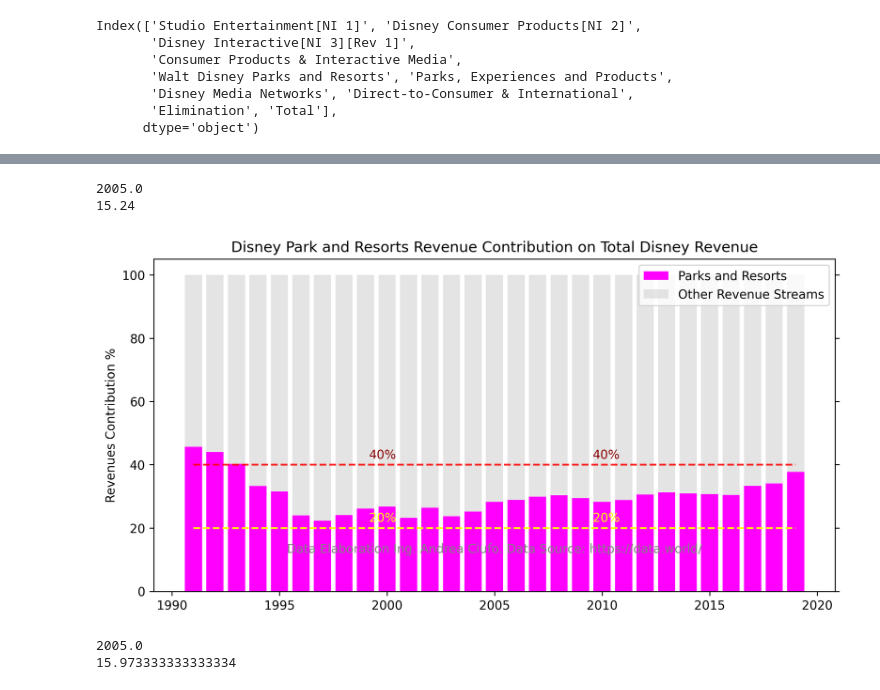
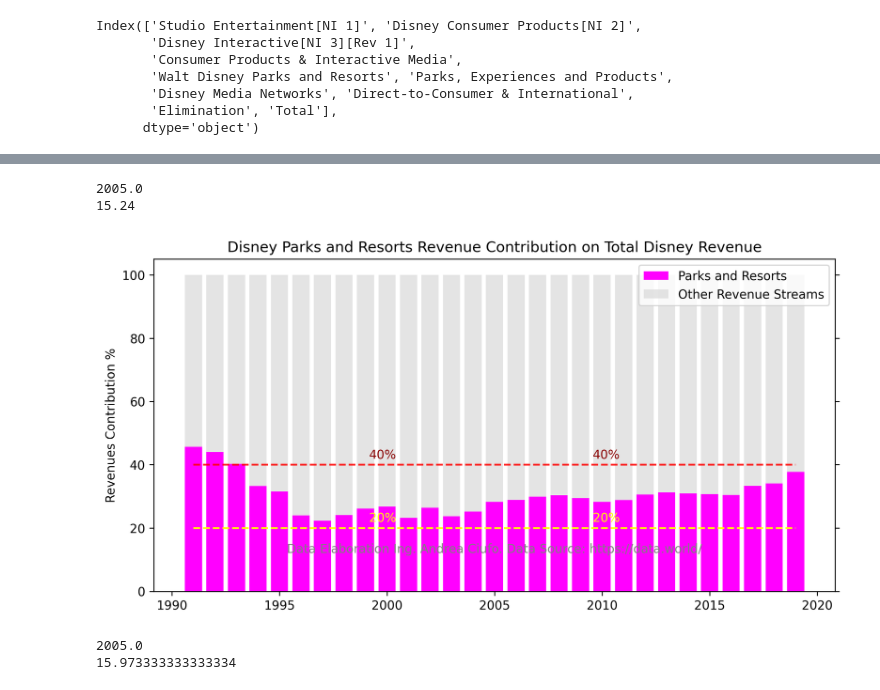
Before and after one commit to uomodellamansarda/DisneyMoviesAnalysis, a Jupyter notebook: DisneyRevenuesStreamsAnalysis.ipynb, the cells around one changed output, grey strips where cells are left out. Drawn from its saved outputs; the diff is of its cells as text; code cells hidden in the pictures.

```diff
--- a/DisneyRevenuesStreamsAnalysis.ipynb
+++ b/DisneyRevenuesStreamsAnalysis.ipynb
@@ -514,11 +606,11 @@ def bar_plot(x1,y1,y2,y_2_label='Compared Variable',title="You Forgot The Title"
 # %%
 bar_plot(park_resort.index,park_resort['park_p'],
          park_resort['complementary'],y_2_label="Parks and Resorts",
-         title='Disney Park and Resorts Revenue Contribution on Total Disney Revenue',bar_col='magenta')
+         title='Disney Parks and Resorts Revenue Contribution on Total Disney Revenue',bar_col='magenta')
 # %% [output]
 2005.0
 15.24
-[figure, old version]
+[figure, new version]
 # %%
 
 bar_plot(studio_entert.index,studio_entert['studio_p'],
```
Also changed, not shown: parts of 18 cells of this notebook.
